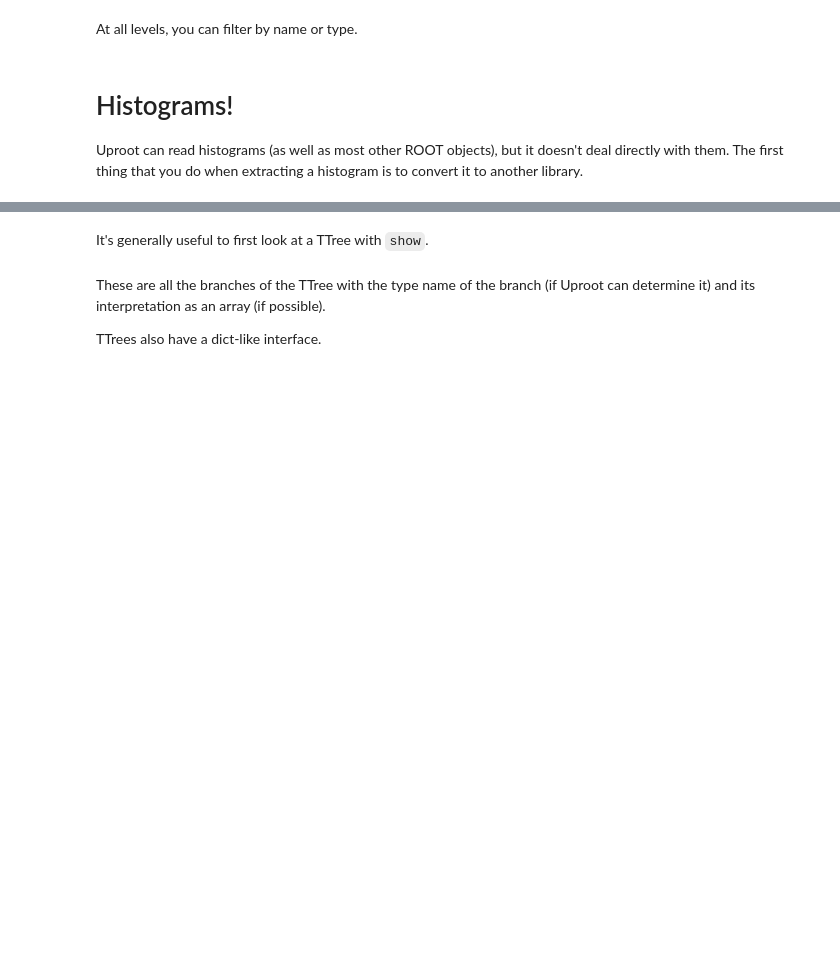
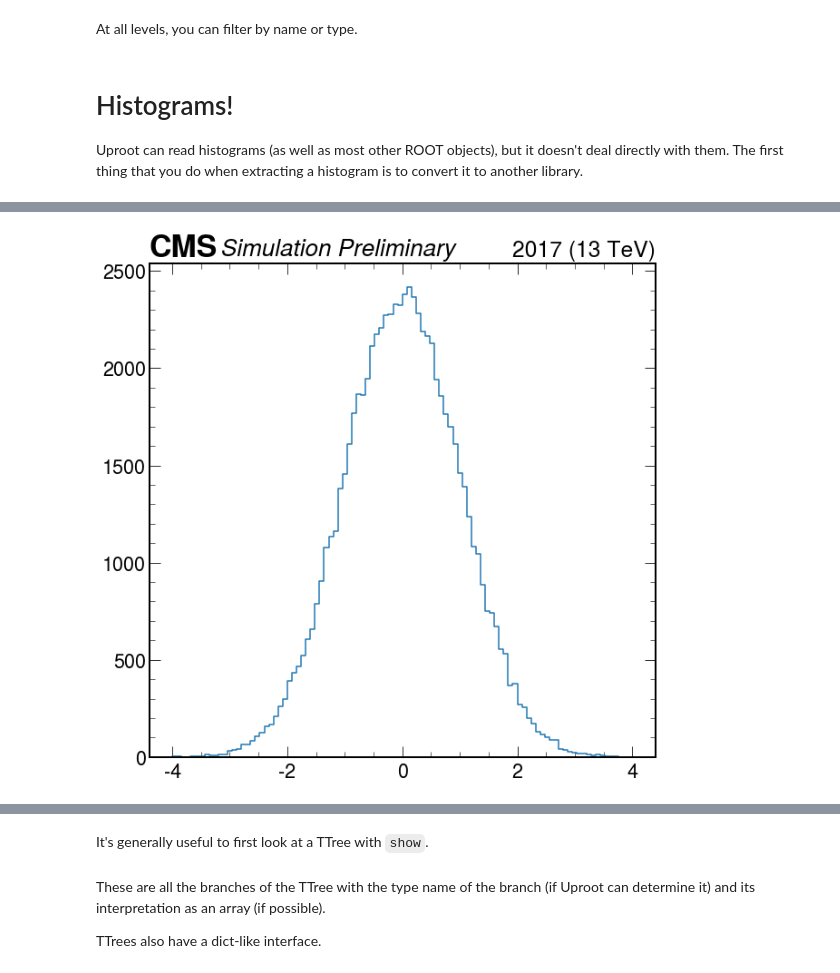
Before and after one commit to jpivarski-talks/2020-07-13-pyhep2020-tutorial, a Jupyter notebook: tutorial.ipynb, the cells around one changed output, grey strips where cells are left out. Cells and saved outputs as stored; diff of their text form; code cells hidden in the pictures; blank space fills up the shorter version.

```diff
--- a/tutorial.ipynb
+++ b/tutorial.ipynb
@@ -212,6 +219,8 @@ mplhep.histplot(histograms["hpx"].bh)
 # %%
 plt.style.use(mplhep.style.CMS)
-mplhep.histplot(histograms["hpx"].bh)
+mplhep.histplot(histograms["hpx"].to_boost())
 mplhep.cms.label()
+# %% [output]
+[figure, added]
 # %%
 plt.style.use(mplhep.style.ATLAS)
```
Also changed, not shown: parts of 12 cells of this notebook.
